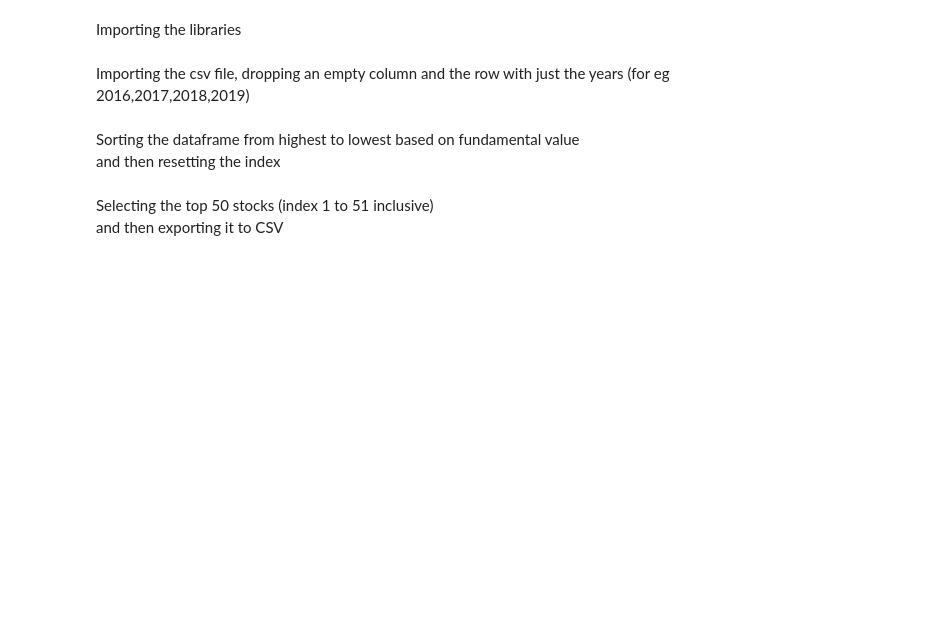
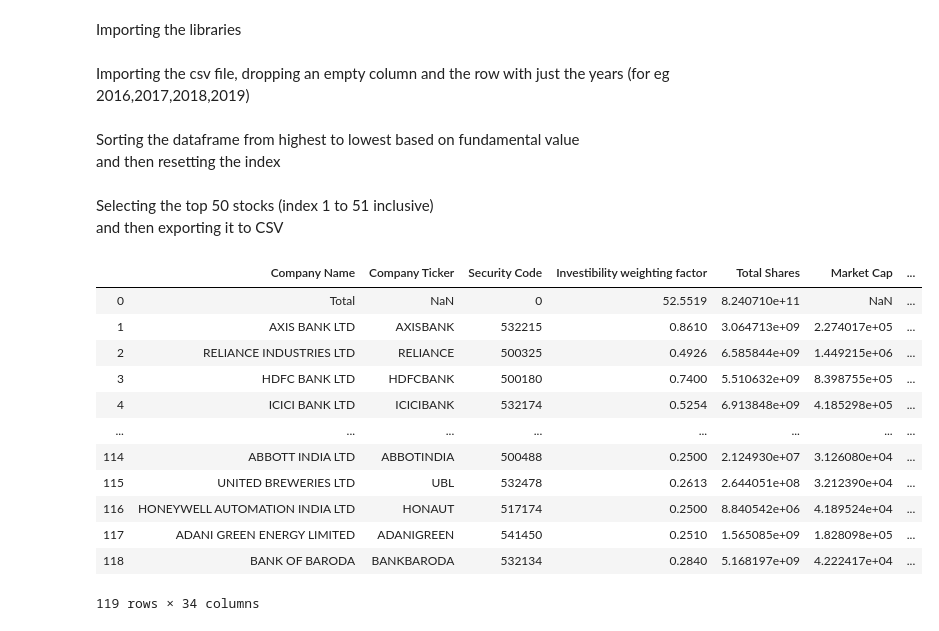
Before and after one commit to rohithandique/ACM-Index-Fund-Project, a Jupyter notebook: Index Fund Universe Data Analysis.ipynb, the cells around one changed output. Saved outputs shown, nothing was run; the diff lists cells and outputs as text; code cells hidden in the pictures; blank space fills up the shorter version.

```diff
--- a/Index Fund Universe Data Analysis.ipynb
+++ b/Index Fund Universe Data Analysis.ipynb
@@ -28,6 +28,24 @@ for i in range(1, len(df)) :
     row_num = sec_code[sec_code['Security Id']==ticker].index.values
     code = sec_code.at[row_num[0], "Security Code"]
     df.loc[i, 'Security Code'] = code
+# %%
+df = df.drop(index_stocks.index[37])
+df = df.reset_index(drop=True)
+df
+# %% [output]
+|  | Company Name | Company Ticker | Security Code | Investibility weighting factor | Total Shares | Market Cap | ... |
+| 0 | Total | NaN | 0 | 52.5519 | 8.240710e+11 | NaN | ... |
+| 1 | AXIS BANK LTD | AXISBANK | 532215 | 0.8610 | 3.064713e+09 | 2.274017e+05 | ... |
+| 2 | RELIANCE INDUSTRIES LTD | RELIANCE | 500325 | 0.4926 | 6.585844e+09 | 1.449215e+06 | ... |
+| 3 | HDFC BANK LTD | HDFCBANK | 500180 | 0.7400 | 5.510632e+09 | 8.398755e+05 | ... |
+| 4 | ICICI BANK LTD | ICICIBANK | 532174 | 0.5254 | 6.913848e+09 | 4.185298e+05 | ... |
+| ... | ... | ... | ... | ... | ... | ... | ... |
+| 114 | ABBOTT INDIA LTD | ABBOTINDIA | 500488 | 0.2500 | 2.124930e+07 | 3.126080e+04 | ... |
+| 115 | UNITED BREWERIES LTD | UBL | 532478 | 0.2613 | 2.644051e+08 | 3.212390e+04 | ... |
+| 116 | HONEYWELL AUTOMATION INDIA LTD | HONAUT | 517174 | 0.2500 | 8.840542e+06 | 4.189524e+04 | ... |
+| 117 | ADANI GREEN ENERGY LIMITED | ADANIGREEN | 541450 | 0.2510 | 1.565085e+09 | 1.828098e+05 | ... |
+| 118 | BANK OF BARODA | BANKBARODA | 532134 | 0.2840 | 5.168197e+09 | 4.222417e+04 | ... |
+119 rows × 34 columns
 # %%
 index_stocks = df.iloc[0:51]
 index_stocks.to_csv("index_stocks.csv", index=False)
```
Also changed, not shown: parts of 1 cell of this notebook, 7 other files.
